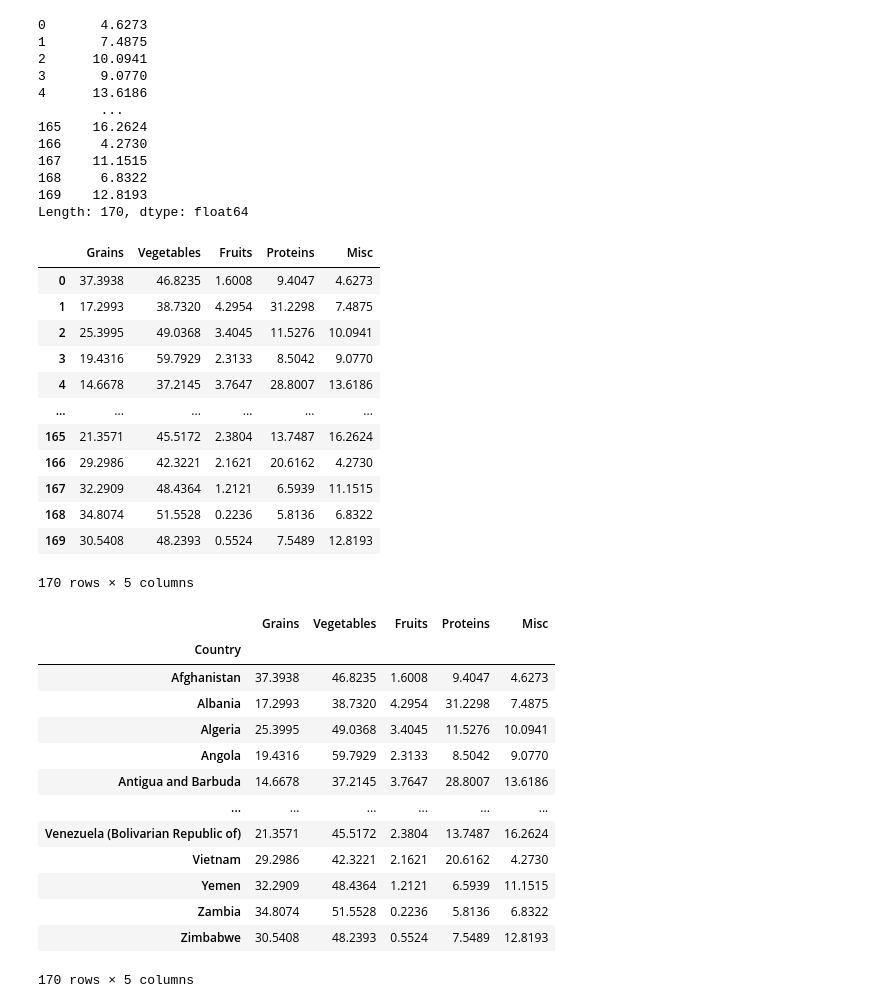
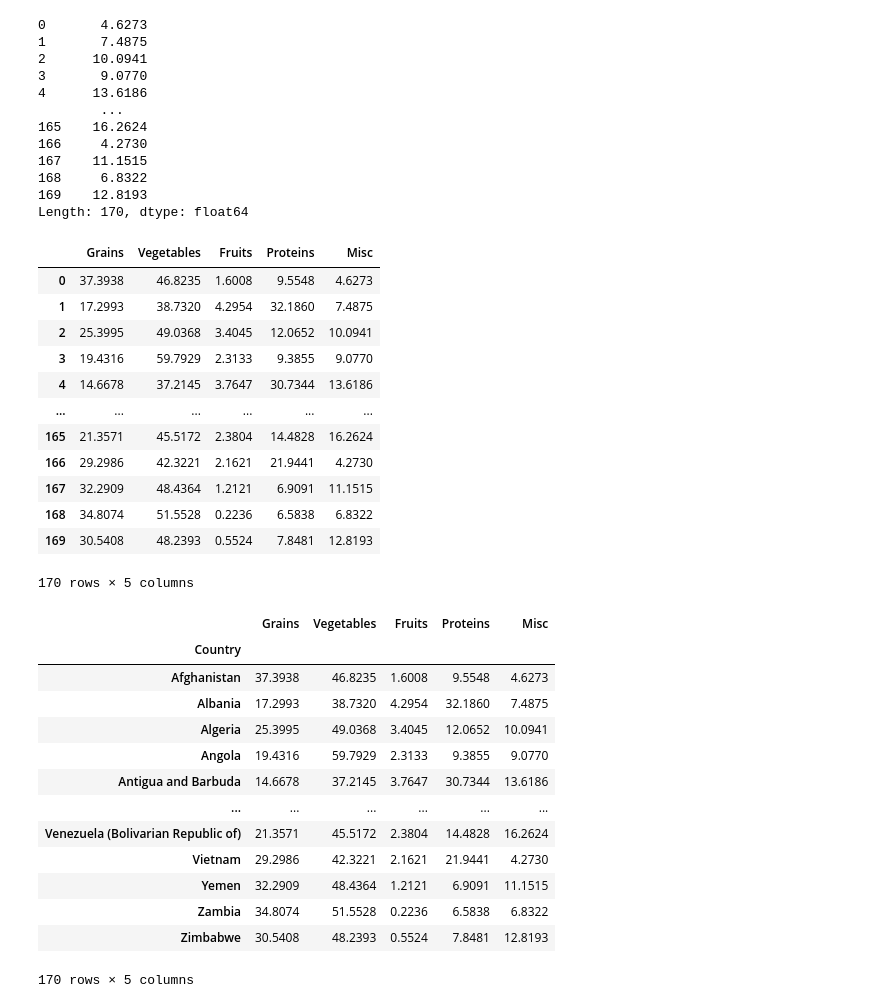
Before and after one commit to Candy-Capilla/COVID-19_and_Healthy_Diet_G3, a Jupyter notebook: Food_Data.ipynb, the cells around one changed output. Drawn from its saved outputs; the diff is of its cells as text; code cells hidden in the pictures.

```diff
--- a/Food_Data.ipynb
+++ b/Food_Data.ipynb
@@ -88,6 +88,6 @@ fruits
 169    0.5524
 Length: 170, dtype: float64
 # %%
-protein=food_supply_df[["Animal Products", "Animal fats", "Aquatic Products, Other", "Meat", "Milk - Excluding Butter", "Offals"]].sum(axis=1)
+protein=food_supply_df[["Animal Products", "Animal fats", "Aquatic Products, Other", "Meat", "Milk - Excluding Butter", "Offals", "Eggs", "Fish, Seafood"]].sum(axis=1)
 protein
 # %% [output]
@@ -124,33 +124,34 @@ clean_food=pd.DataFrame({'Grains': grains, 'Vegetables':vegs, 'Fruits':fruits, '
 clean_food
 # %% [output]
 |  | Grains | Vegetables | Fruits | Proteins | Misc |
-| 0 | 37.3938 | 46.8235 | 1.6008 | 9.4047 | 4.6273 |
-| 1 | 17.2993 | 38.7320 | 4.2954 | 31.2298 | 7.4875 |
-| 2 | 25.3995 | 49.0368 | 3.4045 | 11.5276 | 10.0941 |
-| 3 | 19.4316 | 59.7929 | 2.3133 | 8.5042 | 9.0770 |
-| 4 | 14.6678 | 37.2145 | 3.7647 | 28.8007 | 13.6186 |
+| 0 | 37.3938 | 46.8235 | 1.6008 | 9.5548 | 4.6273 |
+| 1 | 17.2993 | 38.7320 | 4.2954 | 32.1860 | 7.4875 |
+| 2 | 25.3995 | 49.0368 | 3.4045 | 12.0652 | 10.0941 |
+| 3 | 19.4316 | 59.7929 | 2.3133 | 9.3855 | 9.0770 |
+| 4 | 14.6678 | 37.2145 | 3.7647 | 30.7344 | 13.6186 |
 | ... | ... | ... | ... | ... | ... |
-| 165 | 21.3571 | 45.5172 | 2.3804 | 13.7487 | 16.2624 |
-| 166 | 29.2986 | 42.3221 | 2.1621 | 20.6162 | 4.2730 |
-| 167 | 32.2909 | 48.4364 | 1.2121 | 6.5939 | 11.1515 |
-| 168 | 34.8074 | 51.5528 | 0.2236 | 5.8136 | 6.8322 |
-| 169 | 30.5408 | 48.2393 | 0.5524 | 7.5489 | 12.8193 |
+| 165 | 21.3571 | 45.5172 | 2.3804 | 14.4828 | 16.2624 |
+| 166 | 29.2986 | 42.3221 | 2.1621 | 21.9441 | 4.2730 |
+| 167 | 32.2909 | 48.4364 | 1.2121 | 6.9091 | 11.1515 |
+| 168 | 34.8074 | 51.5528 | 0.2236 | 6.5838 | 6.8322 |
+| 169 | 30.5408 | 48.2393 | 0.5524 | 7.8481 | 12.8193 |
 170 rows × 5 columns
 # %%
 country= food_supply_df[['Country']]
-country.join(clean_food).set_index("Country")
+clean_food_df= country.join(clean_food).set_index("Country")
+clean_food_df
 # %% [output]
 |  | Grains | Vegetables | Fruits | Proteins | Misc |
 | Country |  |  |  |  |  |
-| Afghanistan | 37.3938 | 46.8235 | 1.6008 | 9.4047 | 4.6273 |
-| Albania | 17.2993 | 38.7320 | 4.2954 | 31.2298 | 7.4875 |
-| Algeria | 25.3995 | 49.0368 | 3.4045 | 11.5276 | 10.0941 |
-| Angola | 19.4316 | 59.7929 | 2.3133 | 8.5042 | 9.0770 |
-| Antigua and Barbuda | 14.6678 | 37.2145 | 3.7647 | 28.8007 | 13.6186 |
+| Afghanistan | 37.3938 | 46.8235 | 1.6008 | 9.5548 | 4.6273 |
+| Albania | 17.2993 | 38.7320 | 4.2954 | 32.1860 | 7.4875 |
+| Algeria | 25.3995 | 49.0368 | 3.4045 | 12.0652 | 10.0941 |
+| Angola | 19.4316 | 59.7929 | 2.3133 | 9.3855 | 9.0770 |
+| Antigua and Barbuda | 14.6678 | 37.2145 | 3.7647 | 30.7344 | 13.6186 |
 | ... | ... | ... | ... | ... | ... |
-| Venezuela (Bolivarian Republic of) | 21.3571 | 45.5172 | 2.3804 | 13.7487 | 16.2624 |
-| Vietnam | 29.2986 | 42.3221 | 2.1621 | 20.6162 | 4.2730 |
-| Yemen | 32.2909 | 48.4364 | 1.2121 | 6.5939 | 11.1515 |
-| Zambia | 34.8074 | 51.5528 | 0.2236 | 5.8136 | 6.8322 |
-| Zimbabwe | 30.5408 | 48.2393 | 0.5524 | 7.5489 | 12.8193 |
+| Venezuela (Bolivarian Republic of) | 21.3571 | 45.5172 | 2.3804 | 14.4828 | 16.2624 |
+| Vietnam | 29.2986 | 42.3221 | 2.1621 | 21.9441 | 4.2730 |
+| Yemen | 32.2909 | 48.4364 | 1.2121 | 6.9091 | 11.1515 |
+| Zambia | 34.8074 | 51.5528 | 0.2236 | 6.5838 | 6.8322 |
+| Zimbabwe | 30.5408 | 48.2393 | 0.5524 | 7.8481 | 12.8193 |
 170 rows × 5 columns
```
Also changed, not shown: parts of 3 cells of this notebook.
